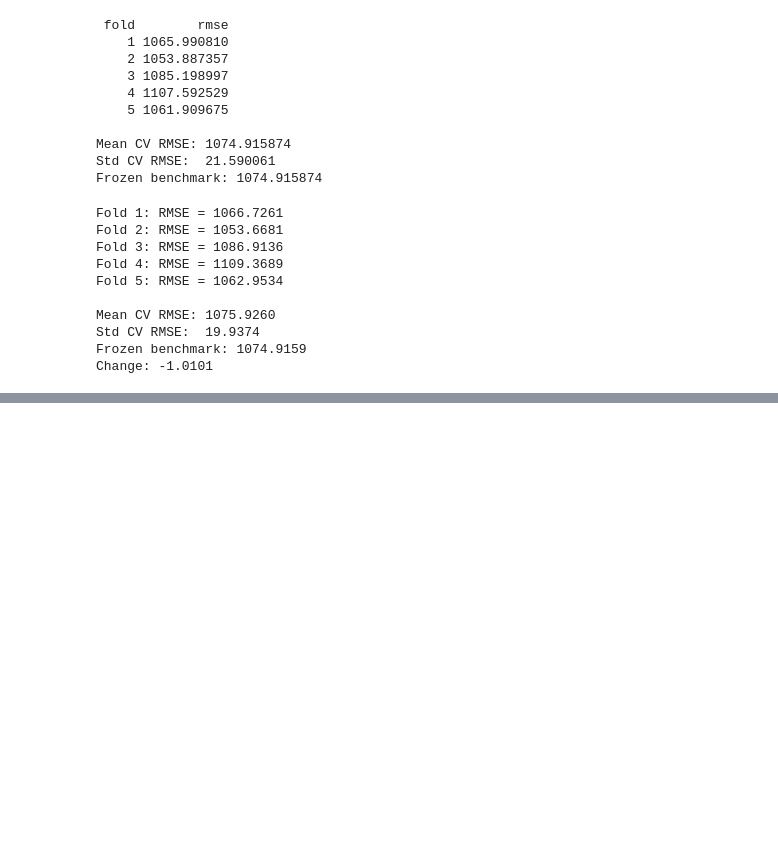
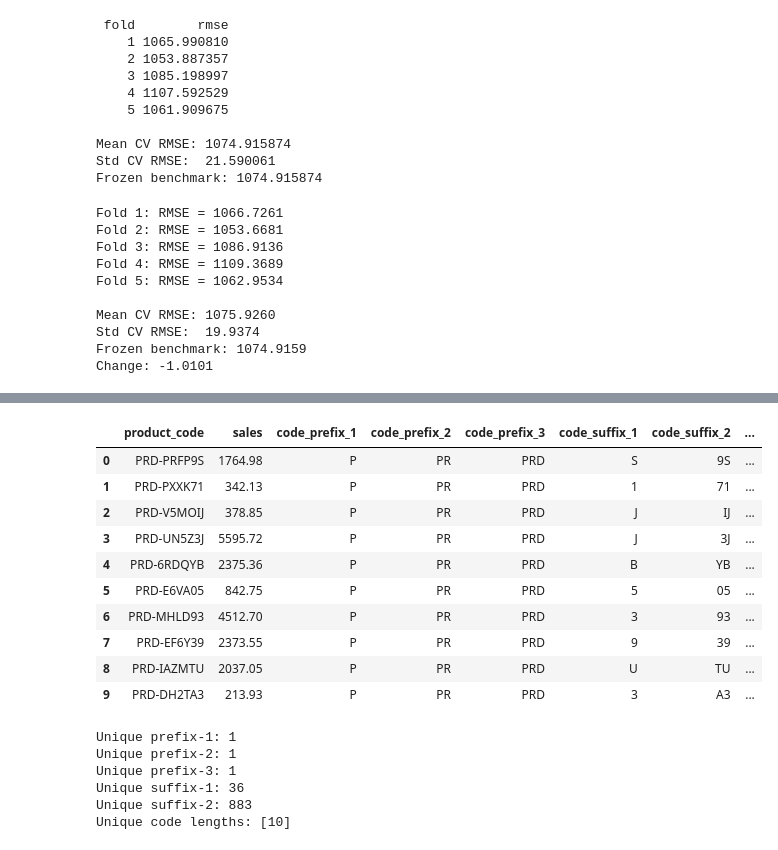
Before and after one commit to Successdada/DSN-26, a Jupyter notebook: Notebooks/validation_baseline.ipynb, the cells around one changed output, grey strips where cells are left out. Cells and saved outputs as stored; diff of their text form; code cells hidden in the pictures; blank space fills up the shorter version.

```diff
--- a/Notebooks/validation_baseline.ipynb
+++ b/Notebooks/validation_baseline.ipynb
@@ -4085,0 +5537,62 @@ Change: -1.0101
+# %%
+# Aim: Investigate whether product_code contains systematic
+# prefix/suffix/character-position structure that could represent
+# latent product families beyond product_category_clean.
+
+product_code_structure = pd.DataFrame({
+    "product_code": X["product_code"].astype(str),
+    "sales": y.values
+})
+
+product_code_structure["code_prefix_1"] = (
+    product_code_structure["product_code"].str[0]
+)
+
+product_code_structure["code_prefix_2"] = (
+    product_code_structure["product_code"].str[:2]
+)
+
+product_code_structure["code_prefix_3"] = (
+    product_code_structure["product_code"].str[:3]
+)
+
+product_code_structure["code_suffix_1"] = (
+    product_code_structure["product_code"].str[-1]
+)
+
+product_code_structure["code_suffix_2"] = (
+    product_code_structure["product_code"].str[-2:]
+)
+
+product_code_structure["code_length"] = (
+    product_code_structure["product_code"].str.len()
+)
+
+display(
+    product_code_structure.head(10)
+)
+
+print("Unique prefix-1:", product_code_structure["code_prefix_1"].nunique())
+print("Unique prefix-2:", product_code_structure["code_prefix_2"].nunique())
+print("Unique prefix-3:", product_code_structure["code_prefix_3"].nunique())
+print("Unique suffix-1:", product_code_structure["code_suffix_1"].nunique())
+print("Unique suffix-2:", product_code_structure["code_suffix_2"].nunique())
+print("Unique code lengths:", product_code_structure["code_length"].unique())
+# %% [output]
+|  | product_code | sales | code_prefix_1 | code_prefix_2 | code_prefix_3 | code_suffix_1 | code_suffix_2 | ... |
+| 0 | PRD-PRFP9S | 1764.98 | P | PR | PRD | S | 9S | ... |
+| 1 | PRD-PXXK71 | 342.13 | P | PR | PRD | 1 | 71 | ... |
+| 2 | PRD-V5MOIJ | 378.85 | P | PR | PRD | J | IJ | ... |
+| 3 | PRD-UN5Z3J | 5595.72 | P | PR | PRD | J | 3J | ... |
+| 4 | PRD-6RDQYB | 2375.36 | P | PR | PRD | B | YB | ... |
+| 5 | PRD-E6VA05 | 842.75 | P | PR | PRD | 5 | 05 | ... |
+| 6 | PRD-MHLD93 | 4512.70 | P | PR | PRD | 3 | 93 | ... |
+| 7 | PRD-EF6Y39 | 2373.55 | P | PR | PRD | 9 | 39 | ... |
+| 8 | PRD-IAZMTU | 2037.05 | P | PR | PRD | U | TU | ... |
+| 9 | PRD-DH2TA3 | 213.93 | P | PR | PRD | 3 | A3 | ... |
+Unique prefix-1: 1
+Unique prefix-2: 1
+Unique prefix-3: 1
+Unique suffix-1: 36
+Unique suffix-2: 883
+Unique code lengths: [10]
```
Also changed, not shown: parts of 73 cells of this notebook, 2 other files.
